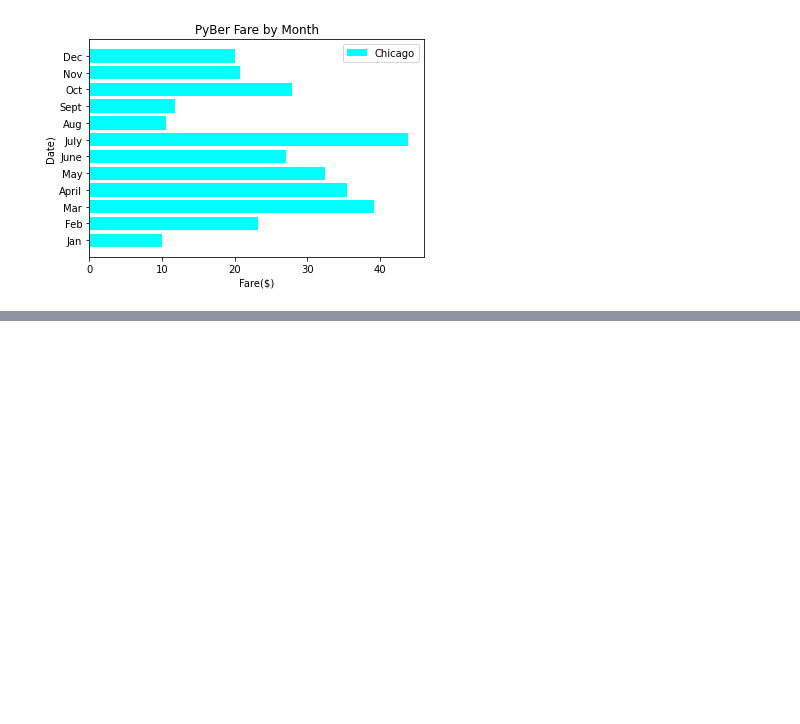
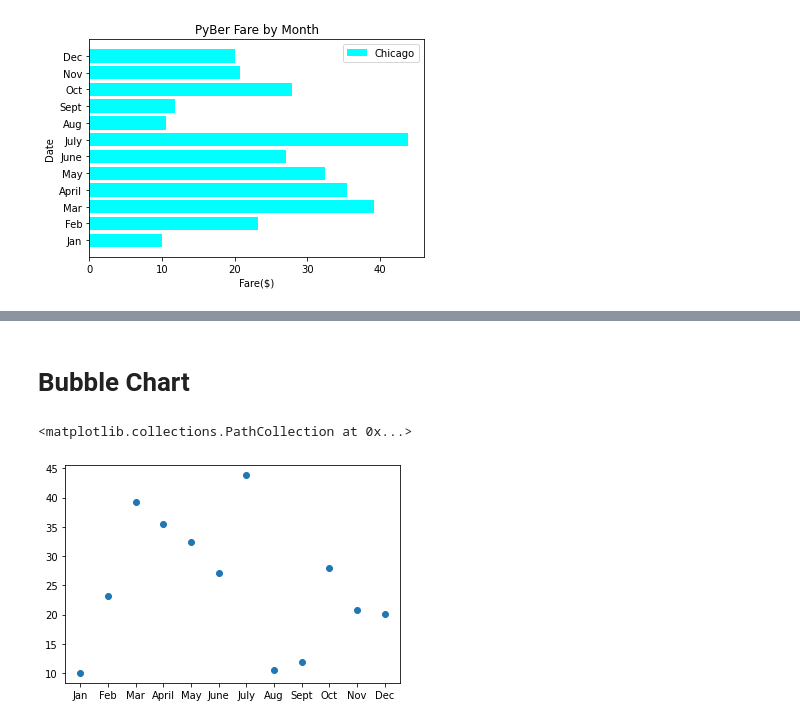
Before and after one commit to midwestbotanist/Pyber_Analysis, a Jupyter notebook: matplotlib_practice.ipynb, the cells around one changed output, grey strips where cells are left out. Drawn from its saved outputs; the diff is of its cells as text; code cells hidden in the pictures; blank space fills up the shorter version.

```diff
--- a/matplotlib_practice.ipynb
+++ b/matplotlib_practice.ipynb
@@ -187,0 +221,7 @@ plt.legend()
+# %% [markdown]
+# Bubble Chart
+# %%
+plt.scatter(x_axis, y_axis)
+# %% [output]
+<matplotlib.collections.PathCollection at 0x...>
+[figure, added]
```
Also changed, not shown: parts of 15 cells of this notebook.
